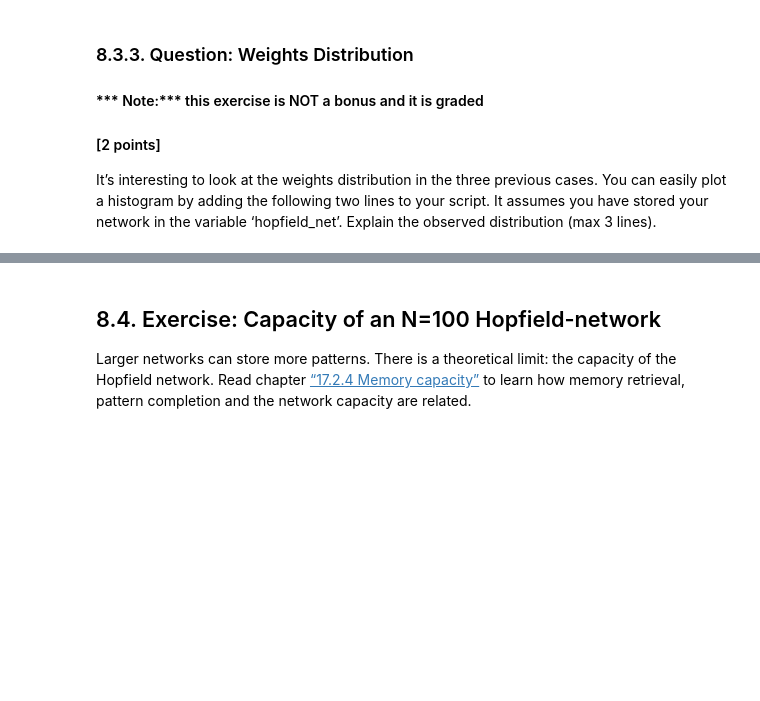
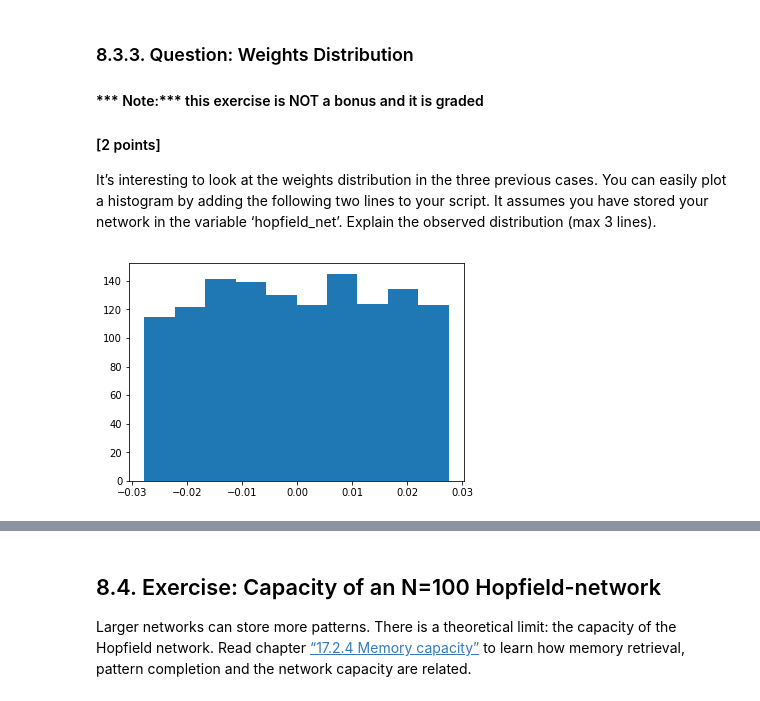
Before and after one commit to CamillaCarta/BMNN_projects, a Jupyter notebook: Ex2_Camilla_Carta_215621.ipynb, the cells around one changed output, grey strips where cells are left out. Cells and saved outputs as stored; diff of their text form; code cells hidden in the pictures; blank space fills up the shorter version.

```diff
--- a/Ex2_Camilla_Carta_215621.ipynb
+++ b/Ex2_Camilla_Carta_215621.ipynb
@@ -316,5 +351,13 @@ The result is the sum of the previous matrices, as in the equation.
 #### [2 points]
 
 It’s interesting to look at the weights distribution in the three previous cases. You can easily plot a histogram by adding the following two lines to your script. It assumes you have stored your network in the variable ‘hopfield_net’. Explain the observed distribution (max 3 lines).
+# %%
+import matplotlib.pyplot as plt
+
+plt.figure()
+plt.hist(hopfield_net.weights.flatten())
+plt.show()
+# %% [output]
+[figure, added]
 # %%
 plt.figure()
```
Also changed, not shown: parts of 24 cells of this notebook.
